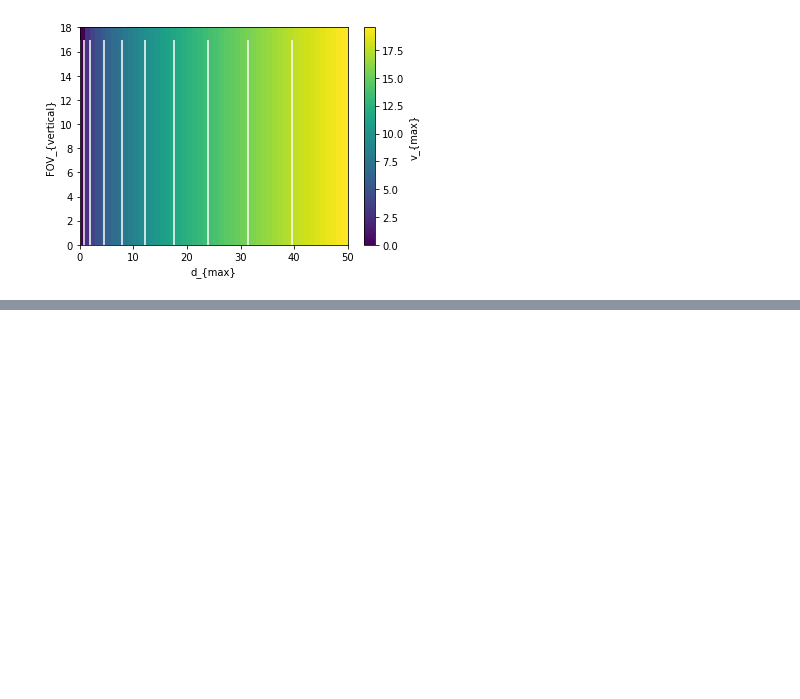
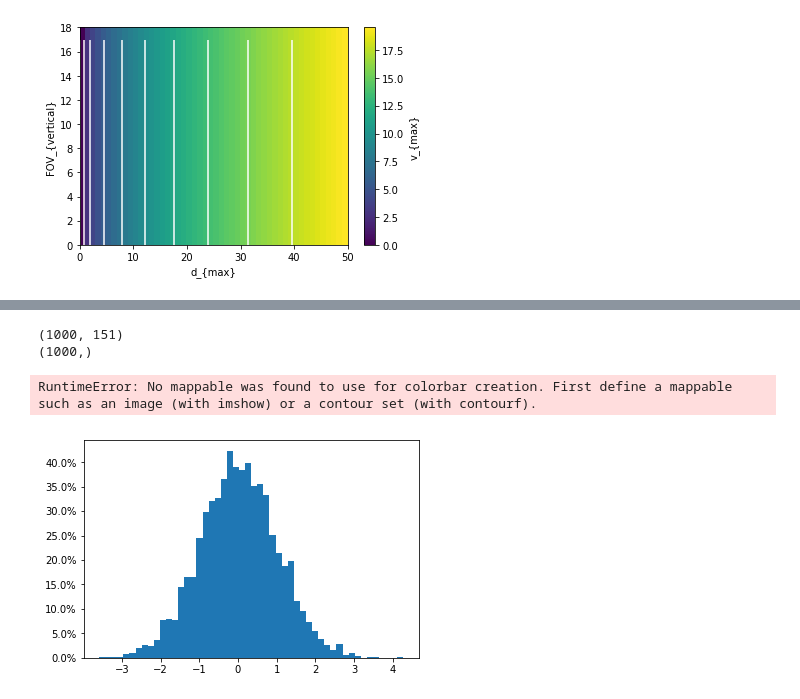
Before and after one commit to peteflorence/analysis-nanomap, a Jupyter notebook: Why memory.ipynb, the cells around one changed output, grey strips where cells are left out. Drawn from its saved outputs; the diff is of its cells as text; code cells hidden in the pictures; blank space fills up the shorter version.

```diff
--- a/Why memory.ipynb
+++ b/Why memory.ipynb
@@ -210,0 +402,74 @@ plt.show()
+# %%
+# change into percentage
+
+max_depth = 150 + 1 # add one for not in view
+percentages = np.ones((len(A),max_depth))
+
+for i, rowval in enumerate(A):
+    unique, counts = np.unique(rowval, return_counts=True)
+    count_dict = dict(zip(unique, counts))
+    percentage = np.zeros(max_depth)
+    for j, val in enumerate(percentage):
+        # check for not in, change to -1
+        if j == (max_depth-1):
+            j = -1
+
+        #check in dict
+        if j in count_dict:
+            percentage[j] = count_dict[j]
+        else:
+            percentage[j] = 0
+    percentages[i] = percentage
+
+
+y = np.row_stack((fnxup(), 2*fnx(), fnxdown()))
+x = np.arange(1000)
+percentages = percentages.transpose()
+print np.shape(percentages.transpose())
+print np.shape(x)
+
+my_colormap = cm.YlGn(np.linspace(0, 1, max_depth))
+my_colormap = np.flip(my_colormap, 0) # flip to return green to yellow
+my_colormap[max_depth-1] = [180.0/256, 0., 0., 0.8]
+
+fig, ax = plt.subplots()
+ax.stackplot(x, percentages, colors = my_colormap)
+plt.colorbar()
+plt.show()
+# %% [output]
+(1000, 151)
+(1000,)
+RuntimeError: No mappable was found to use for colorbar creation. First define a mappable such as an image (with imshow) or a contour set (with contourf).
+# %%
+import matplotlib
+from numpy.random import randn
+import matplotlib.pyplot as plt
+from matplotlib.ticker import FuncFormatter
+
+
+def to_percent(y, position):
+    # Ignore the passed in position. This has the effect of scaling the default
+    # tick locations.
+    s = str(100 * y)
+
+    # The percent symbol needs escaping in latex
+    if matplotlib.rcParams['text.usetex'] is True:
+        return s + r'$\%$'
+    else:
+        return s + '%'
+
+x = randn(5000)
+
+# Make a normed histogram. It'll be multiplied by 100 later.
+plt.hist(x, bins=50, normed=True)
+
+# Create the formatter using the function to_percent. This multiplies all the
+# default labels by 100, making them all percentages
+formatter = FuncFormatter(to_percent)
+
+# Set the formatter
+plt.gca().yaxis.set_major_formatter(formatter)
+
+plt.show()
+# %% [output]
+[figure, added]
```
Also changed, not shown: parts of 7 cells of this notebook.
